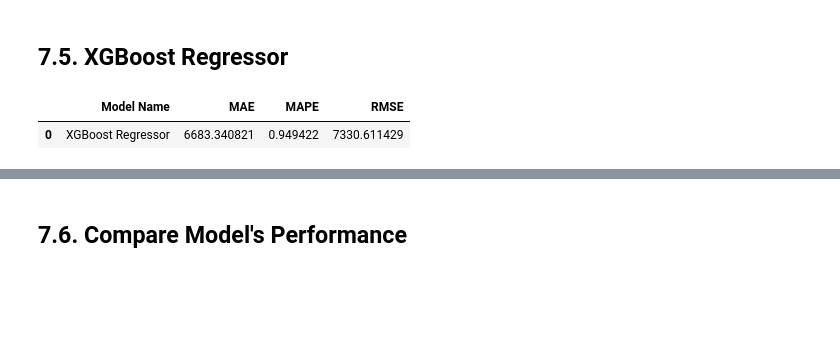
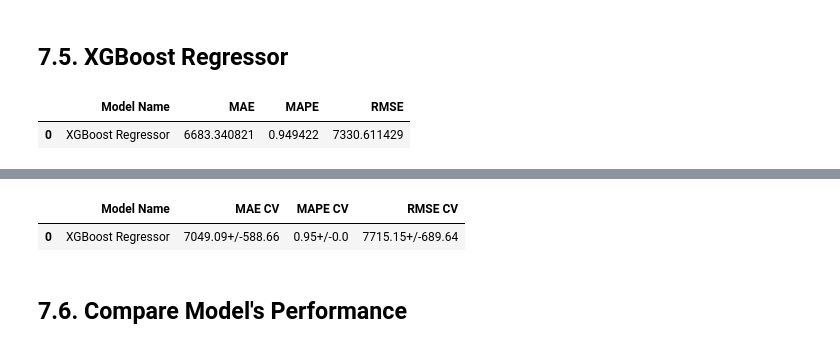
Before and after one commit to RaulBelarmino/rossman-predict-sales, a Jupyter notebook: rossman-predict-ds-em-producao.ipynb, the cells around one changed output, grey strips where cells are left out. Drawn from its saved outputs; the diff is of its cells as text; code cells hidden in the pictures; blank space fills up the shorter version.

```diff
--- a/rossman-predict-ds-em-producao.ipynb
+++ b/rossman-predict-ds-em-producao.ipynb
@@ -1034,0 +1126,2 @@ xgb_result
+# %%
+xgb_result_cv = cross_validation(x_training, 5, 'XGBoost Regressor', model_xgb, verbose=True)
@@ -1035,3 +1138,8 @@ xgb_result
+# %%
+xgb_result_cv
+# %% [output]
+|  | Model Name | MAE CV | MAPE CV | RMSE CV |
+| 0 | XGBoost Regressor | 7049.09+/-588.66 | 0.95+/-0.0 | 7715.15+/-689.64 |
 # %% [markdown]
 ## 7.6. Compare Model's Performance
 # %%
```
Also changed, not shown: parts of 20 cells of this notebook.
